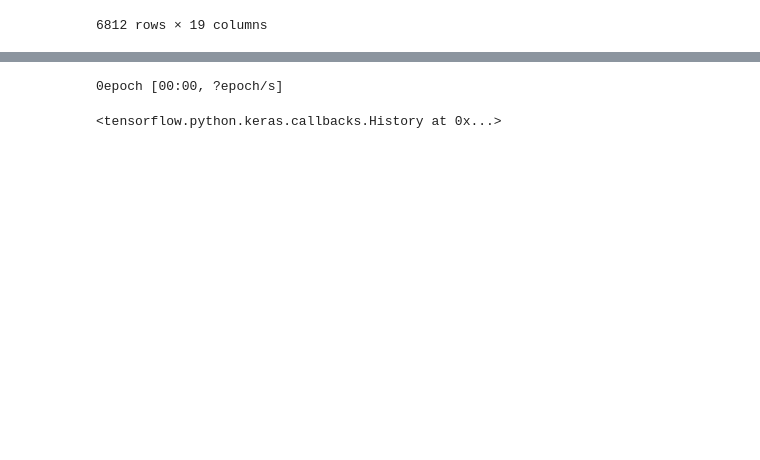
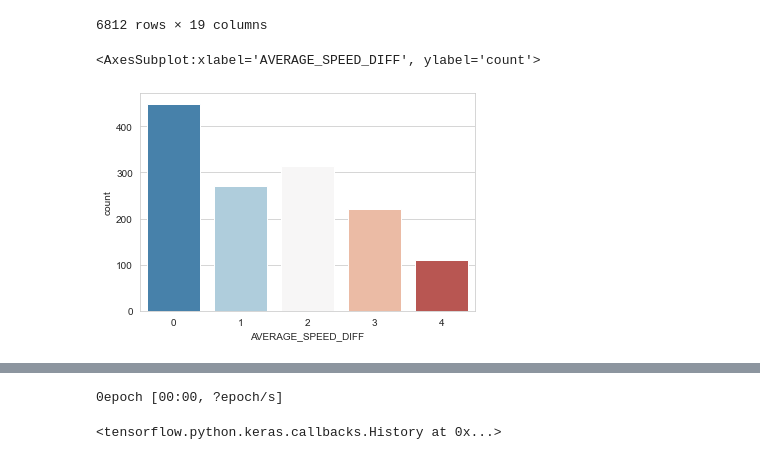
Before and after one commit to Obsessi0n/TrafficPrediction, a Jupyter notebook: Notebook/DeepLearning.ipynb, the cells around one changed output, grey strips where cells are left out. Drawn from its saved outputs; the diff is of its cells as text; code cells hidden in the pictures; blank space fills up the shorter version.

Commit message:
Deep learning graphs

```diff
--- a/Notebook/DeepLearning.ipynb
+++ b/Notebook/DeepLearning.ipynb
@@ -5,8 +5,8 @@ import matplotlib.pyplot as plt
 import seaborn as sns
 %matplotlib inline
 # %%
-training_data = pd.read_csv(r"C:\Users\obsession\Desktop\Projeto DAA\Dataset\training_data.csv", encoding='latin-1')
-test_data = pd.read_csv(r"C:\Users\obsession\Desktop\Projeto DAA\Dataset\test_data.csv", encoding='latin-1')
+training_data = pd.read_csv(r"C:\Users\obsession\Desktop\Projeto DAA\DAA\Dataset\training_data.csv", encoding='latin-1')
+test_data = pd.read_csv(r"C:\Users\obsession\Desktop\Projeto DAA\DAA\Dataset\test_data.csv", encoding='latin-1')
 # %%
 '''
 Preparar o dataset
@@ -277,8 +277,16 @@ training_data.replace(to_replace ="Very_High",
 # %%
 ##Split dataset
 from sklearn.model_selection import train_test_split
 
 X = training_data.drop('AVERAGE_SPEED_DIFF', axis=1)
 y = training_data['AVERAGE_SPEED_DIFF']
 
-X_train, X_test, y_train, y_test = train_test_split(X, y, test_size=0.50, random_state=12)
+X_train, X_test, y_train, y_test = train_test_split(X, y, test_size=0.2, random_state=132112)
+
+
+sns.set_style('whitegrid')
+#sns.countplot(x='speed', data =  pd.DataFrame(y_train, columns=['Survived']), palette='RdBu_r')
+sns.countplot(x='AVERAGE_SPEED_DIFF', data = pd.DataFrame(y_test, columns=['AVERAGE_SPEED_DIFF']), palette='RdBu_r')
+# %% [output]
+<AxesSubplot:xlabel='AVERAGE_SPEED_DIFF', ylabel='count'>
+[figure, added]
```
Also changed, not shown: parts of 5 cells of this notebook.
